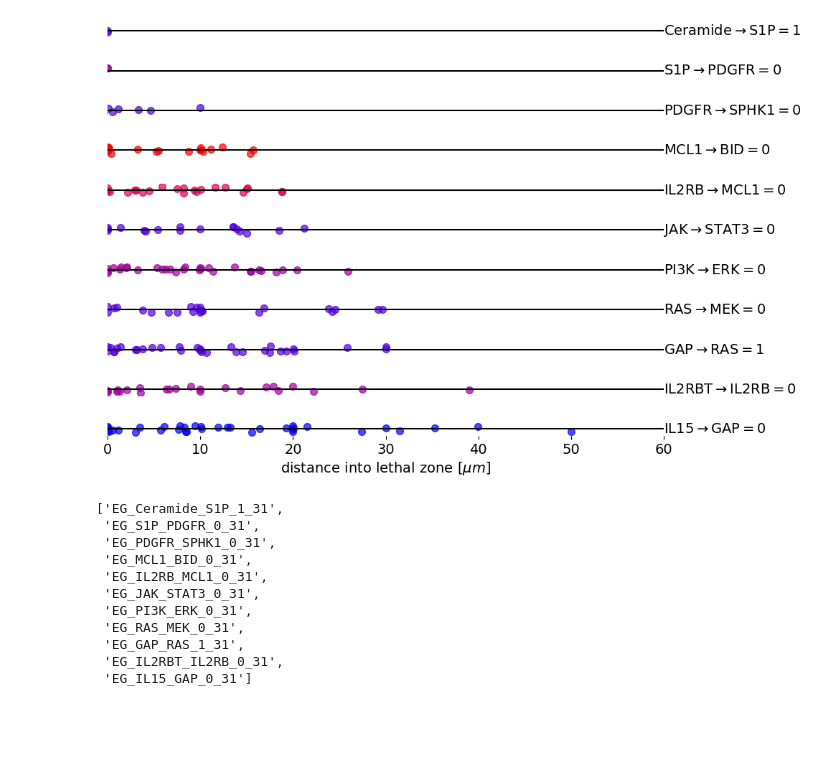
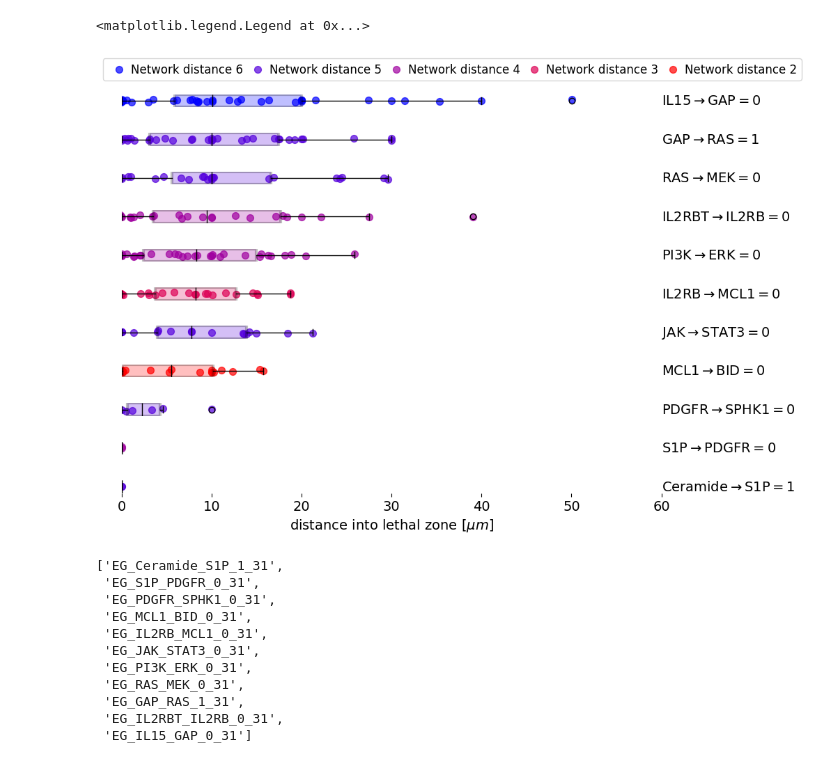
Before and after one commit to johnmetzcar/PhysiLab, a Jupyter notebook: scripts/population_density.ipynb, the cells around one changed output. Drawn from its saved outputs; the diff is of its cells as text; code cells hidden in the pictures; blank space fills up the shorter version.

Commit message:
even prettier plot

```diff
--- a/scripts/population_density.ipynb
+++ b/scripts/population_density.ipynb
@@ -46,6 +46,24 @@ cdict = {
 
     'EG_IL15_GAP_0_31': '#0000ff',
 }
+
+ndists = {
+    'EG_MCL1_BID_0_31': 2,
+
+    'EG_IL2RB_MCL1_0_31': 3,
+
+    'EG_IL2RBT_IL2RB_0_31': 4,
+    'EG_PI3K_ERK_0_31': 4,
+    'EG_S1P_PDGFR_0_31': 4,
+
+    'EG_Ceramide_S1P_1_31': 5,
+    'EG_PDGFR_SPHK1_0_31': 5,
+    'EG_JAK_STAT3_0_31': 5,
+    'EG_RAS_MEK_0_31': 5,
+    'EG_GAP_RAS_1_31': 5,
+
+    'EG_IL15_GAP_0_31': 6,
+}
 # %%
 gs = (grid_spec.GridSpec(len(xdict),1))
 
@@ -53,9 +71,11 @@ fig = plt.figure(figsize=(10,60))
 
 axs = []
 x = np.linspace(-500,401,1000)
-items = sorted(ddict.items(), key=lambda x: -min(xdict[x[0]]))
+items = sorted(ddict.items(), key=lambda x: -np.median([-x for x in xdict[x[0]] if x < 0]))
 
 items = [(name, density) for name, density in items if name[0:2] == "EG" and name[-2:] == "31"]
+
+seen_dists = set()
 
 for i, (name, density) in enumerate(items):
 
@@ -66,36 +86,61 @@ for i, (name, density) in enumerate(items):
 
     y = np.exp(density.score_samples(x[:, None]))
     # axs[-1].plot(x, y, c='w', lw=3)
     # axs[-1].fill_between(x, y,alpha=1)
     # xx = np.array(sorted(xdict[name]))
     # yy = np.array([(i+1)/len(xx) for i in range(len(xx))])**(0.25)
     # yy = stats.norm.cdf(xx)
     # axs[-1].plot(xx, yy, c='w', lw=3)
     # axs[-1].fill_between(xx, yy,alpha=1)
     # axs[-1].hist(xdict[name], bins=np.linspace(-500,401,10), density=True, alpha=0.5, histtype='stepfilled')
-    axs[-1].scatter(-xdict[name], (0.5-np.random.random(len(xdict[name]))), alpha=0.7,s=50, c=cdict[name])
-    axs[-1].plot(x,0*x,c='k')
+
+    ndist = ndists[name]
+
+    if ndist in seen_dists:
+        label = None
+    else:
+        seen_dists.add(ndist)
+        label = f'Network distance {ndist}'
+
+    axs[-1].scatter(-xdict[name], 0.5*(0.5-np.random.random(len(xdict[name]))), alpha=0.7,s=50, c=cdict[name],label=label)
+    # axs[-1].plot(x,0*x,c='k')
     axs[-1].set_xlim(0,60)
     axs[-1].set_ylim(-1,1)
+
+    # axs[-1].vlines(np.median([-x for x in xdict[name] if x < 0]), ymin=-10, ymax=10, color='k', linewidth=3)
+    axs[-1].boxplot(
+        [-x for x in xdict[name] if x < 0],
+        vert=False,
+        widths=2,
+        notch=False,
+        positions=[0],
+        patch_artist=True,
+        boxprops=dict(facecolor=cdict[name], color='k', alpha=0.25, linewidth=3),
+        # capprops=dict(color=c),
+        # whiskerprops=dict(color=c),
+        # flierprops=dict(color=c),
+        medianprops=dict(color='k'),)
 
     text = name.split("_")[1] + r"$\rightarrow$" + name.split("_")[2] + "$=$" + name.split("_")[3]
 
     axs[-1].text(60,0,text,fontsize=14,ha="left",va="center")
 
     axs[-1].patch.set_alpha(0.0)
     axs[-1].set_xticks([])
     axs[-1].set_yticks([])
     axs[-1].set_xticklabels([])
     axs[-1].set_yticklabels([])
 
     for s in ["top","right","left","bottom"]:
         axs[-1].spines[s].set_visible(False)
 axs[-1].set_xlabel(r"distance into lethal zone [$\mu m$]",fontsize=14)
 axs[-1].set_xticks([0,10,20,30,40,50,60])
 axs[-1].set_xticklabels([0,10,20,30,40,50,60],fontsize=14)
 gs.update(hspace=2)
+fig.legend(bbox_to_anchor=(0.09,.89), loc='upper left',ncols = 5, fontsize=12, columnspacing=0.25,handletextpad=0.01)
 # %% [output]
+<matplotlib.legend.Legend at 0x...>
-[figure, old version]
+[figure, new version]
 # %%
 [x[0] for x in items]
 # %% [output]
```
